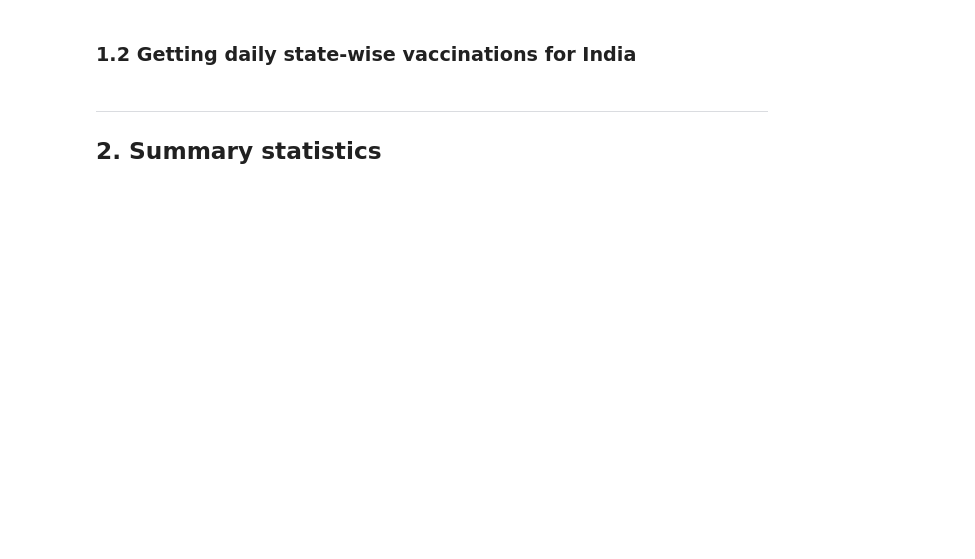
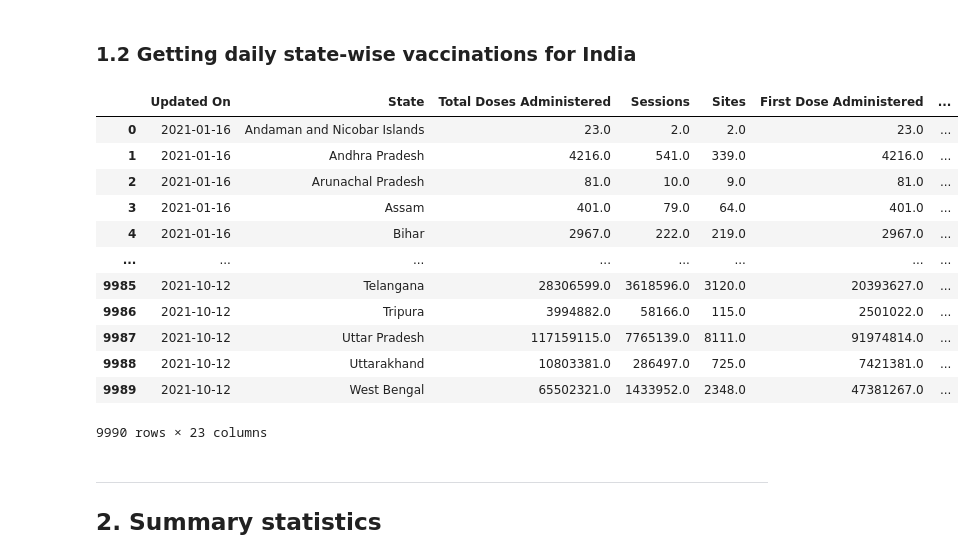
Before and after one commit to Data-Analytics-Project-2021/eda, a Jupyter notebook: eda_india.ipynb, the cells around one changed output. Drawn from its saved outputs; the diff is of its cells as text; code cells hidden in the pictures; blank space fills up the shorter version.

```diff
--- a/eda_india.ipynb
+++ b/eda_india.ipynb
@@ -37,8 +69,22 @@ cases
 # %% [markdown]
 ### 1.2  Getting daily state-wise vaccinations for India
 # %%
-vacc = pd.read_csv("india_vaccines_12-10-2021.csv")
+vacc = pd.read_csv("india_vaccines_12-10-2021.csv", index_col=0)
 vacc
+# %% [output]
+|  | Updated On | State | Total Doses Administered | Sessions | Sites | First Dose Administered | ... |
+| 0 | 2021-01-16 | Andaman and Nicobar Islands | 23.0 | 2.0 | 2.0 | 23.0 | ... |
+| 1 | 2021-01-16 | Andhra Pradesh | 4216.0 | 541.0 | 339.0 | 4216.0 | ... |
+| 2 | 2021-01-16 | Arunachal Pradesh | 81.0 | 10.0 | 9.0 | 81.0 | ... |
+| 3 | 2021-01-16 | Assam | 401.0 | 79.0 | 64.0 | 401.0 | ... |
+| 4 | 2021-01-16 | Bihar | 2967.0 | 222.0 | 219.0 | 2967.0 | ... |
+| ... | ... | ... | ... | ... | ... | ... | ... |
+| 9985 | 2021-10-12 | Telangana | 28306599.0 | 3618596.0 | 3120.0 | 20393627.0 | ... |
+| 9986 | 2021-10-12 | Tripura | 3994882.0 | 58166.0 | 115.0 | 2501022.0 | ... |
+| 9987 | 2021-10-12 | Uttar Pradesh | 117159115.0 | 7765139.0 | 8111.0 | 91974814.0 | ... |
+| 9988 | 2021-10-12 | Uttarakhand | 10803381.0 | 286497.0 | 725.0 | 7421381.0 | ... |
+| 9989 | 2021-10-12 | West Bengal | 65502321.0 | 1433952.0 | 2348.0 | 47381267.0 | ... |
+9990 rows × 23 columns
 # %% [markdown]
 ***
 <a id='Summary_Statistics'></a>
```
Also changed, not shown: parts of 45 cells of this notebook.
